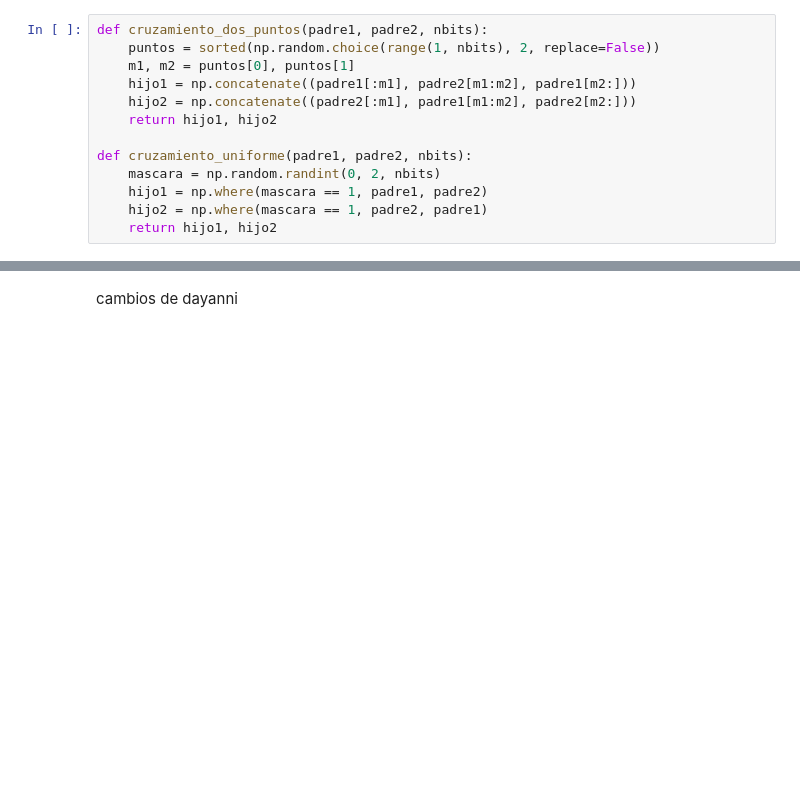
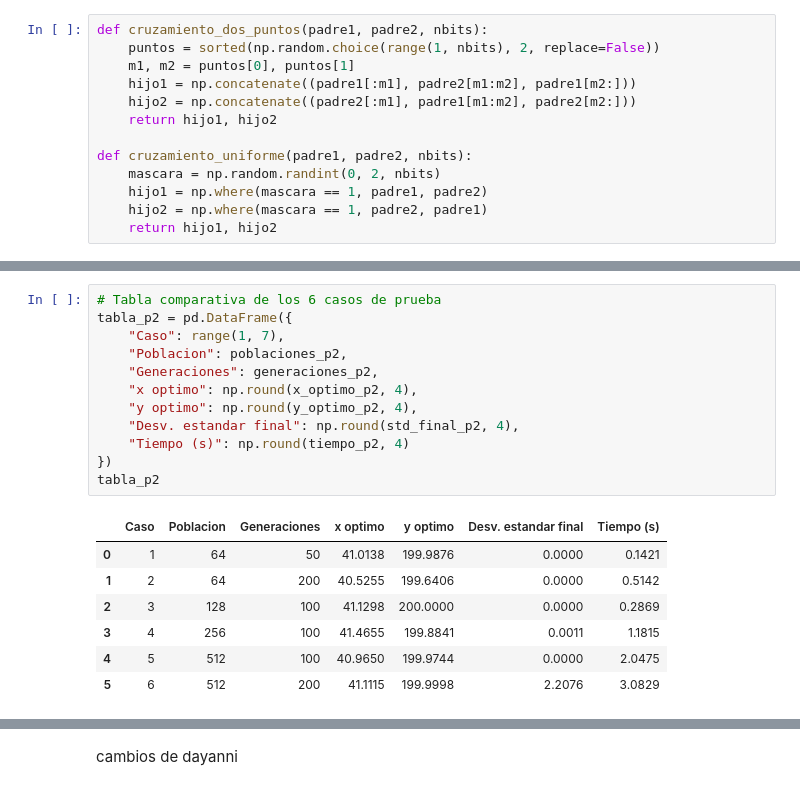
Before and after one commit to DayanniGodoy/MIA, a Jupyter notebook: MIA_Tarea1.ipynb, the cells around one changed output, grey strips where cells are left out. Saved outputs shown, nothing was run; the diff lists cells and outputs as text; blank space fills up the shorter version.

```diff
--- a/MIA_Tarea1.ipynb
+++ b/MIA_Tarea1.ipynb
@@ -551,0 +867,20 @@ Resultado: x=41.0993, y=199.9993
+# %%
+# Tabla comparativa de los 6 casos de prueba
+tabla_p2 = pd.DataFrame({
+    "Caso": range(1, 7),
+    "Poblacion": poblaciones_p2,
+    "Generaciones": generaciones_p2,
+    "x optimo": np.round(x_optimo_p2, 4),
+    "y optimo": np.round(y_optimo_p2, 4),
+    "Desv. estandar final": np.round(std_final_p2, 4),
+    "Tiempo (s)": np.round(tiempo_p2, 4)
+})
+tabla_p2
+# %% [output]
+|  | Caso | Poblacion | Generaciones | x optimo | y optimo | Desv. estandar final | Tiempo (s) |
+| 0 | 1 | 64 | 50 | 41.0138 | 199.9876 | 0.0000 | 0.1421 |
+| 1 | 2 | 64 | 200 | 40.5255 | 199.6406 | 0.0000 | 0.5142 |
+| 2 | 3 | 128 | 100 | 41.1298 | 200.0000 | 0.0000 | 0.2869 |
+| 3 | 4 | 256 | 100 | 41.4655 | 199.8841 | 0.0011 | 1.1815 |
+| 4 | 5 | 512 | 100 | 40.9650 | 199.9744 | 0.0000 | 2.0475 |
+| 5 | 6 | 512 | 200 | 41.1115 | 199.9998 | 2.2076 | 3.0829 |
```
Also changed, not shown: parts of 23 cells of this notebook, 2 other files.
